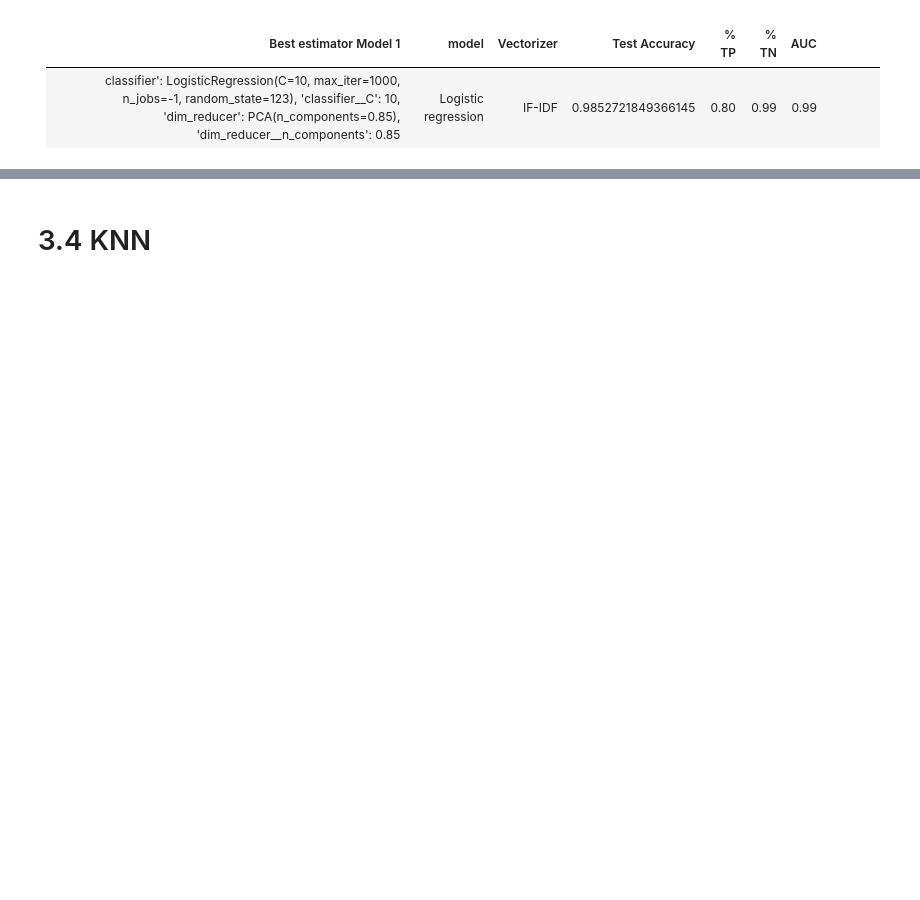
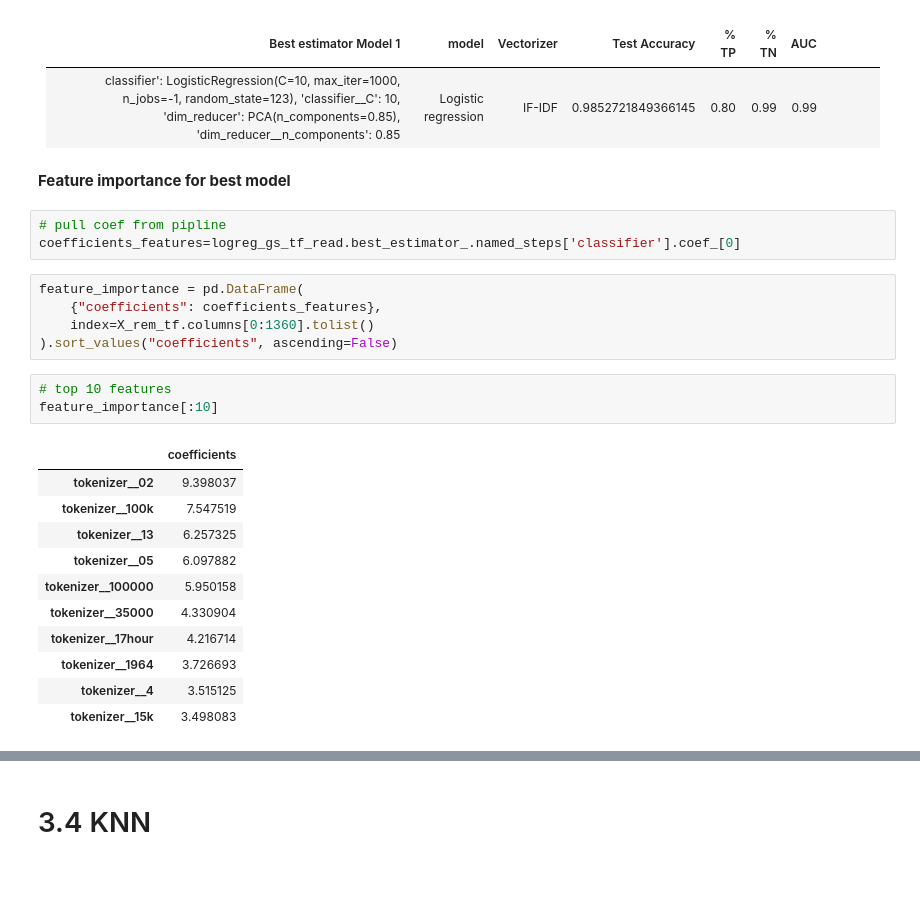
Before and after one commit to polly1110/Fake-Job-Detection, a Jupyter notebook: Modeling-v4.ipynb, the cells around one changed output, grey strips where cells are left out. Saved outputs shown, nothing was run; the diff lists cells and outputs as text; blank space fills up the shorter version.

Commit message:
feature importance

```diff
--- a/Modeling-v4.ipynb
+++ b/Modeling-v4.ipynb
@@ -879,3 +875,28 @@ weighted avg       0.98      0.99      0.98      5364
 | Best estimator  Model 1                                                                                                                                                          | model               | Vectorizer | Test Accuracy      | % TP | % TN | AUC  |   |   |   |   |
 |----------------------------------------------------------------------------------------------------------------------------------------------------------------------------------|---------------------|------------|--------------------|------|------|------|---|---|---|---|
 | classifier': LogisticRegression(C=10, max_iter=1000, n_jobs=-1, random_state=123), 'classifier__C': 10, 'dim_reducer': PCA(n_components=0.85), 'dim_reducer__n_components': 0.85 | Logistic regression | IF-IDF     | 0.9852721849366145 | 0.80 | 0.99 | 0.99 |   |   |   |   |
+# %% [markdown]
+**Feature importance for best model**
+# %%
+# pull coef from pipline
+coefficients_features=logreg_gs_tf_read.best_estimator_.named_steps['classifier'].coef_[0]
+# %%
+feature_importance = pd.DataFrame(
+    {"coefficients": coefficients_features},
+    index=X_rem_tf.columns[0:1360].tolist()
+).sort_values("coefficients", ascending=False)
+# %%
+# top 10 features
+feature_importance[:10]
+# %% [output]
+|  | coefficients |
+| tokenizer__02 | 9.398037 |
+| tokenizer__100k | 7.547519 |
+| tokenizer__13 | 6.257325 |
+| tokenizer__05 | 6.097882 |
+| tokenizer__100000 | 5.950158 |
+| tokenizer__35000 | 4.330904 |
+| tokenizer__17hour | 4.216714 |
+| tokenizer__1964 | 3.726693 |
+| tokenizer__4 | 3.515125 |
+| tokenizer__15k | 3.498083 |
```
Also changed, not shown: parts of 88 cells of this notebook.
